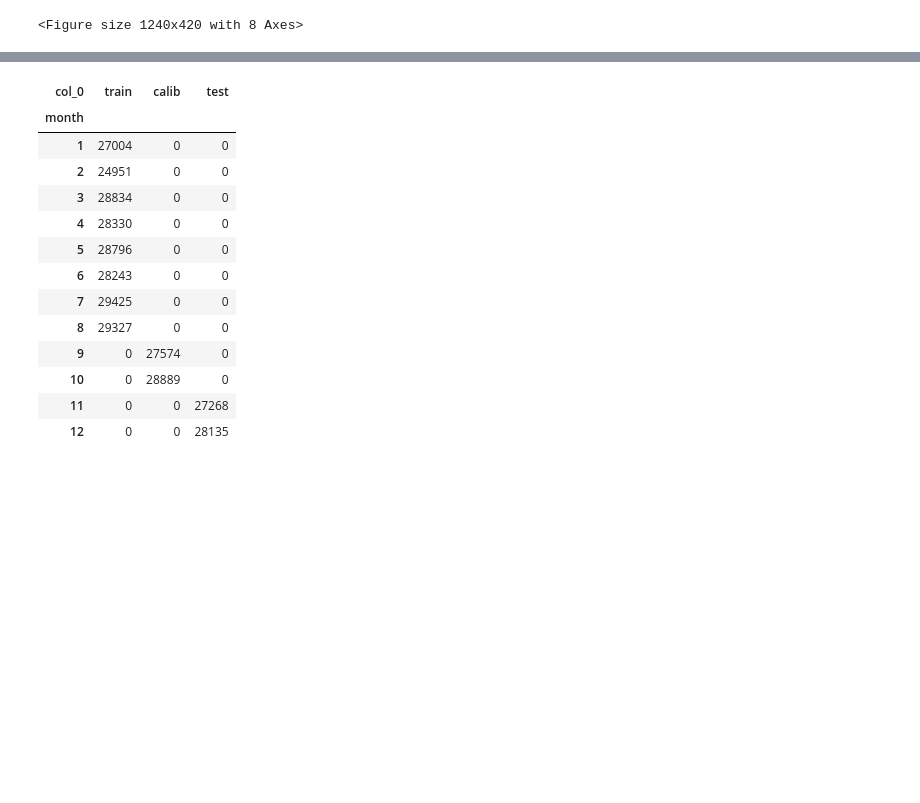
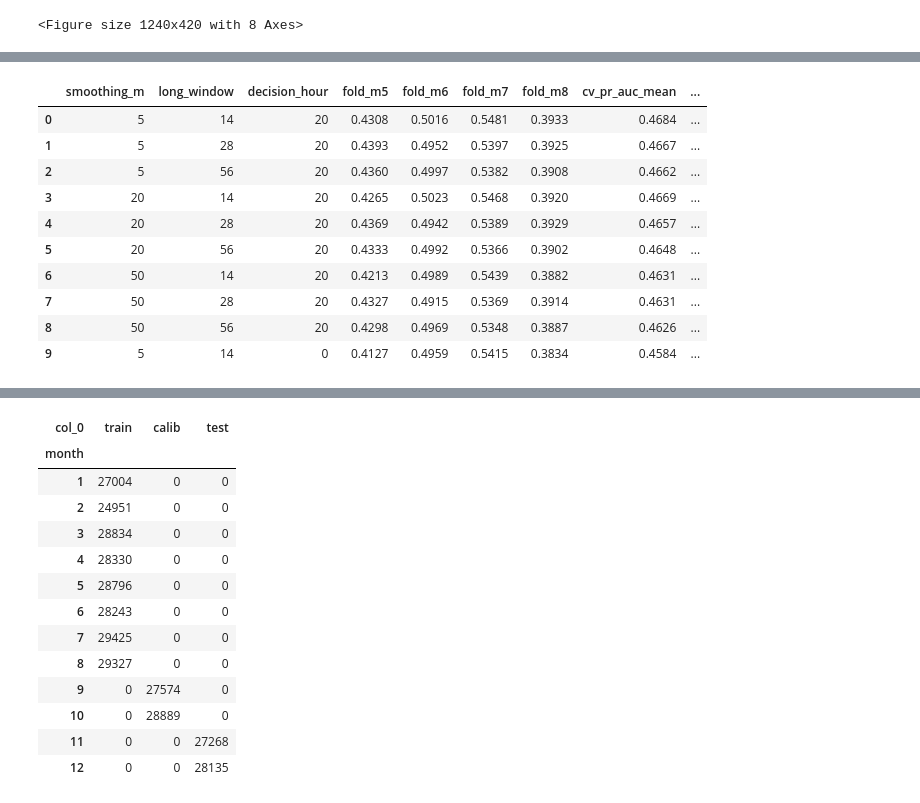
Before and after one commit to nipun1803/AeroCast-AI, a Jupyter notebook: notebooks/02_feature_engineering.ipynb, the cells around one changed output, grey strips where cells are left out. Cells and saved outputs as stored; diff of their text form; code cells hidden in the pictures; blank space fills up the shorter version.

```diff
--- a/notebooks/02_feature_engineering.ipynb
+++ b/notebooks/02_feature_engineering.ipynb
@@ -184,0 +203,15 @@ pd.Series(check["changed_columns_after"], name="columns that (correctly) react t
+# %%
+tuning = pd.read_csv(R / "history_tuning.csv")
+tuning.round(4)
+# %% [output]
+|  | smoothing_m | long_window | decision_hour | fold_m5 | fold_m6 | fold_m7 | fold_m8 | cv_pr_auc_mean | ... |
+| 0 | 5 | 14 | 20 | 0.4308 | 0.5016 | 0.5481 | 0.3933 | 0.4684 | ... |
+| 1 | 5 | 28 | 20 | 0.4393 | 0.4952 | 0.5397 | 0.3925 | 0.4667 | ... |
+| 2 | 5 | 56 | 20 | 0.4360 | 0.4997 | 0.5382 | 0.3908 | 0.4662 | ... |
+| 3 | 20 | 14 | 20 | 0.4265 | 0.5023 | 0.5468 | 0.3920 | 0.4669 | ... |
+| 4 | 20 | 28 | 20 | 0.4369 | 0.4942 | 0.5389 | 0.3929 | 0.4657 | ... |
+| 5 | 20 | 56 | 20 | 0.4333 | 0.4992 | 0.5366 | 0.3902 | 0.4648 | ... |
+| 6 | 50 | 14 | 20 | 0.4213 | 0.4989 | 0.5439 | 0.3882 | 0.4631 | ... |
+| 7 | 50 | 28 | 20 | 0.4327 | 0.4915 | 0.5369 | 0.3914 | 0.4631 | ... |
+| 8 | 50 | 56 | 20 | 0.4298 | 0.4969 | 0.5348 | 0.3887 | 0.4626 | ... |
+| 9 | 5 | 14 | 0 | 0.4127 | 0.4959 | 0.5415 | 0.3834 | 0.4584 | ... |
```
Also changed, not shown: parts of 44 cells of this notebook, 24 other files.
